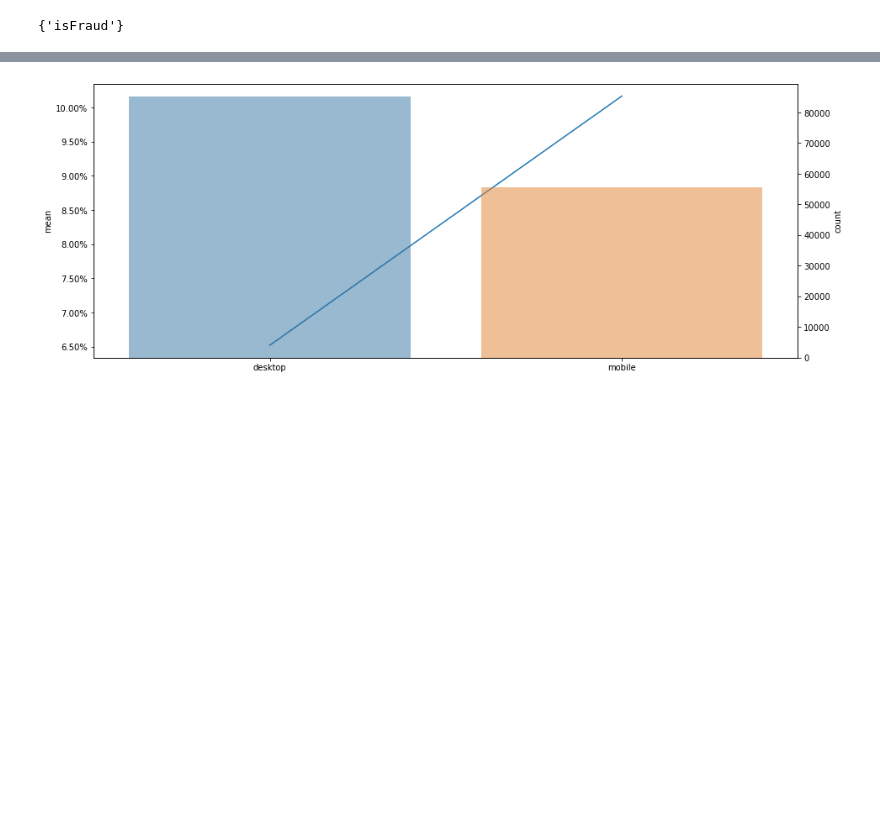
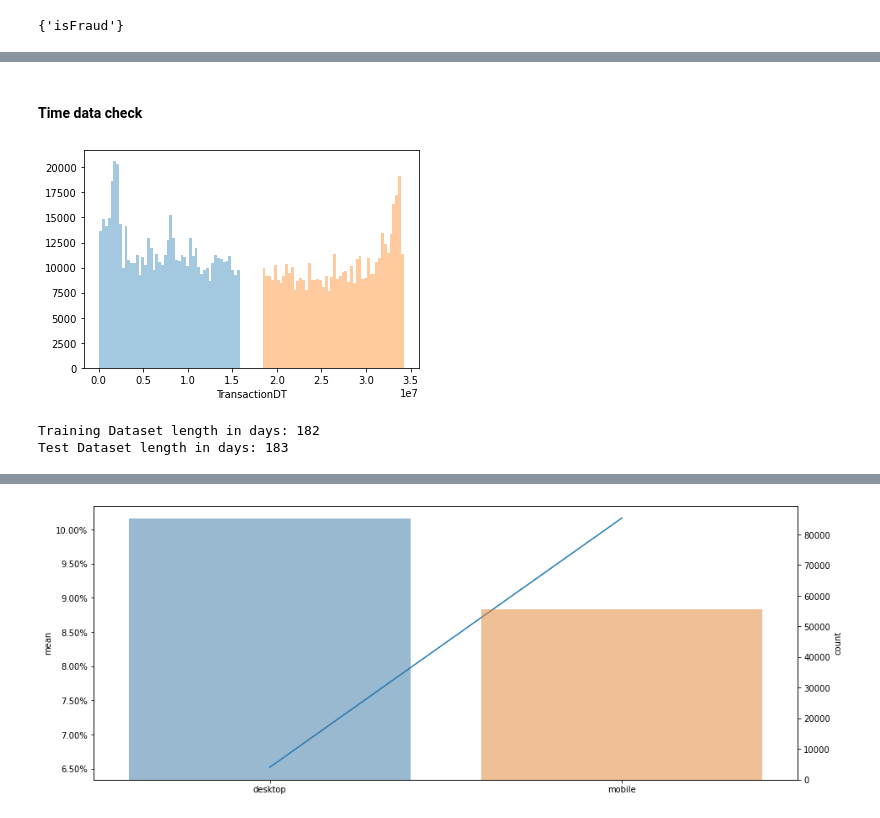
Before and after one commit to Prakrut/Fraud_Detection, a Jupyter notebook: Code/CreditCardFraudDetection.ipynb, the cells around one changed output, grey strips where cells are left out. Saved outputs shown, nothing was run; the diff lists cells and outputs as text; code cells hidden in the pictures; blank space fills up the shorter version.

Commit message:
Time Series Analysis

```diff
--- a/Code/CreditCardFraudDetection.ipynb
+++ b/Code/CreditCardFraudDetection.ipynb
@@ -81,0 +108,18 @@ array(['TransactionID', 'isFraud', 'TransactionDT', 'TransactionAmt',
+# %% [markdown]
+#### Time data check
+# %%
+sns.distplot(train.TransactionDT, label = 'Train', kde = False)
+sns.distplot(test.TransactionDT, label = 'Test', kde = Falsea)
+plt.show()
+# %% [output]
+[figure, added]
+# %%
+# TransactionDT seems to be in seconds from epoch; dont know what epoch is; see below for # of days in train and test
+print("Training Dataset length in days: {:.0f}".\
+      format((train.TransactionDT.max() - train.TransactionDT.min())/(3600*24)))
+
+print("Test Dataset length in days: {:.0f}".\
+      format((test.TransactionDT.max() - test.TransactionDT.min())/(3600*24)))
+# %% [output]
+Training Dataset length in days: 182
+Test Dataset length in days: 183
```
Also changed, not shown: parts of 10 cells of this notebook.
